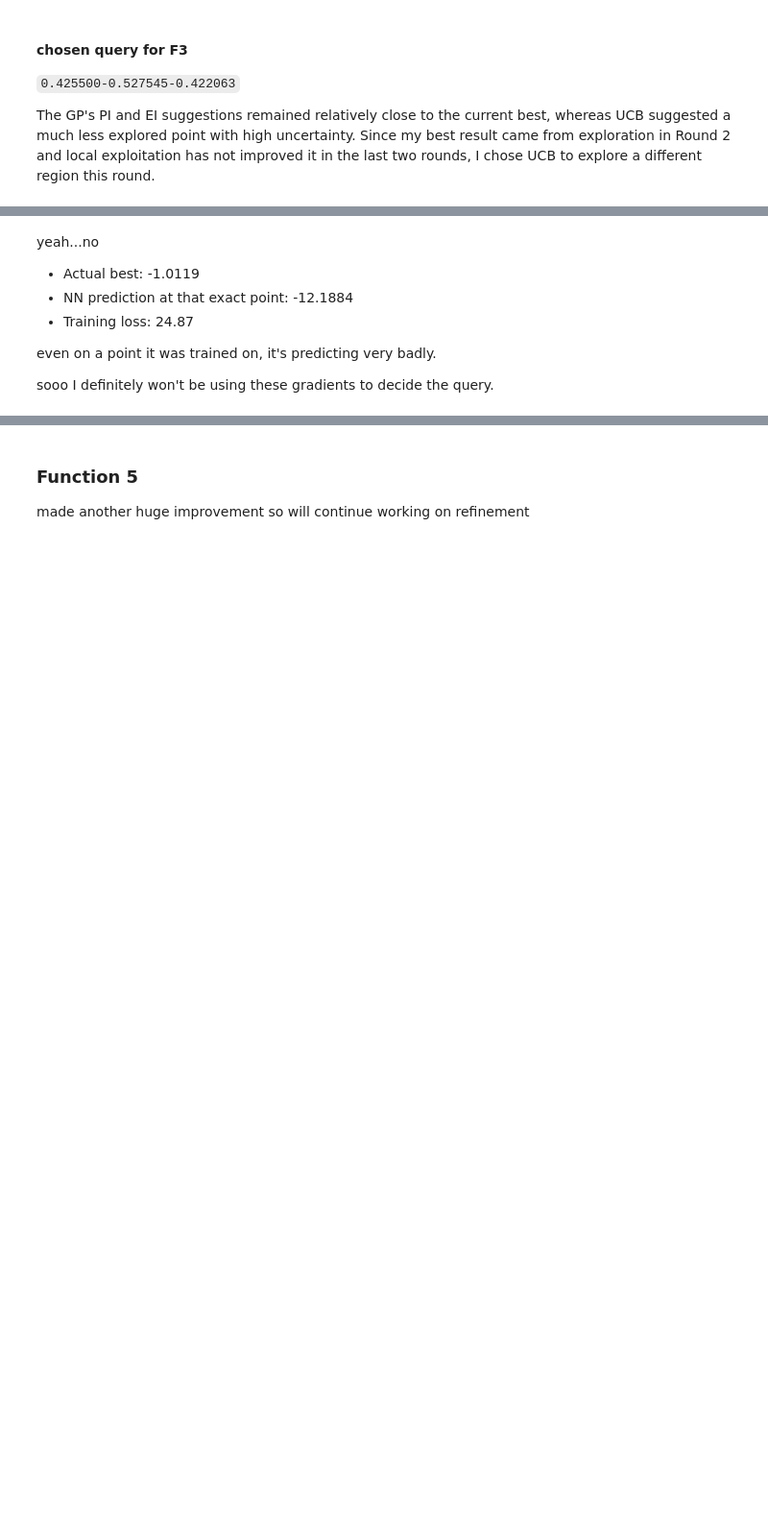
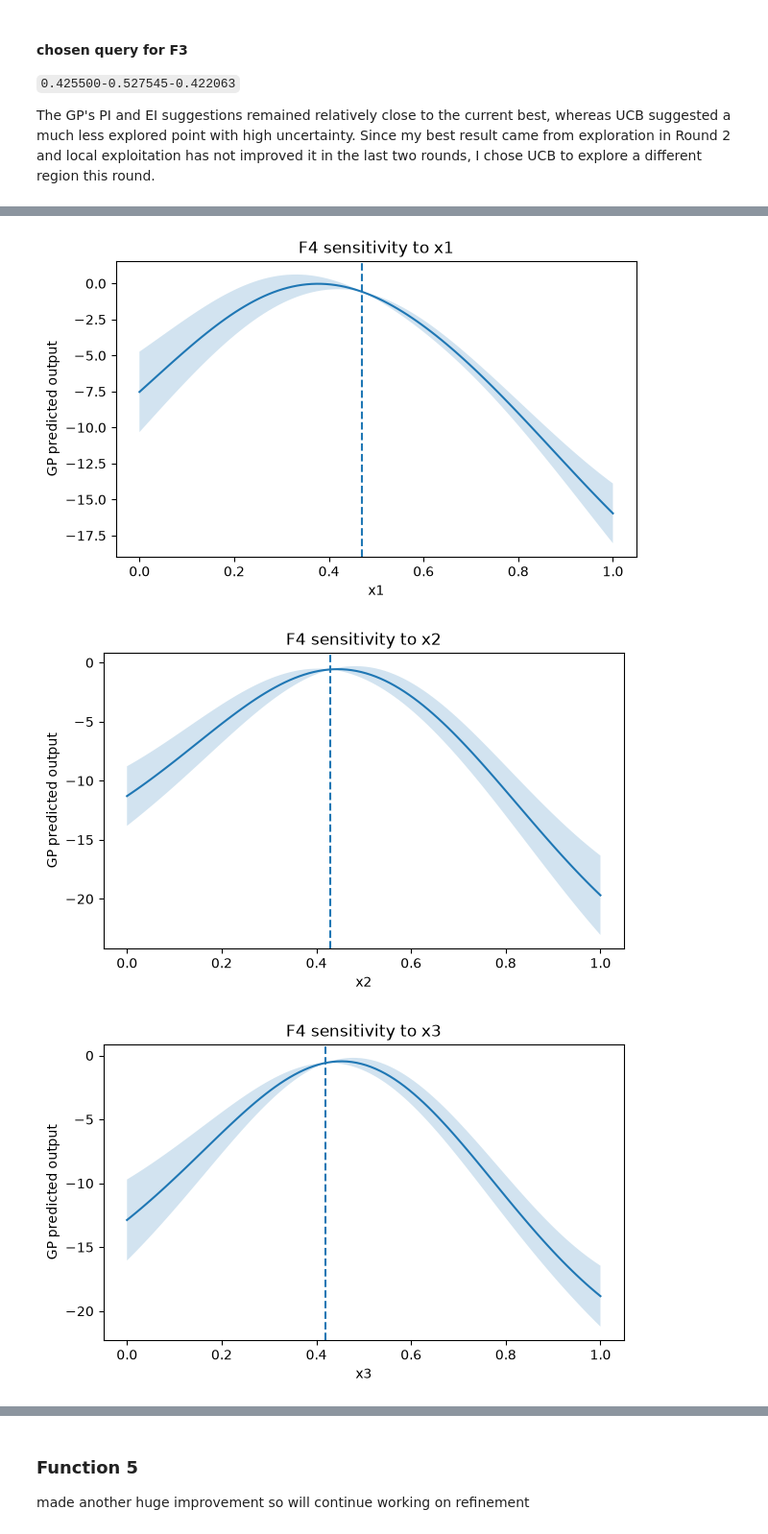
Before and after one commit to mkamar17/bbocapstone, a Jupyter notebook: project/stage-two/round_5/round_5_analysis.ipynb, the cells around one changed output, grey strips where cells are left out. Shown at 96% size. Drawn from its saved outputs; the diff is of its cells as text; code cells hidden in the pictures; blank space fills up the shorter version.

```diff
--- a/project/stage-two/round_5/round_5_analysis.ipynb
+++ b/project/stage-two/round_5/round_5_analysis.ipynb
@@ -299,6 +299,30 @@ def uncertainty_search(gp, candidates, ranges):
                 f"mean={mean[mask][idx]:.3f}",
                 f"std={std[mask][idx]:.3f}"
             )
+# %%
+def plot_input_sensitivity(gp, best_x, n_points=100):
+    values = np.linspace(0, 1, n_points)
+
+    for j in range(len(best_x)):
+        X_test = np.tile(best_x, (n_points, 1))
+        X_test[:, j] = values
+
+        mean, std = gp.predict(X_test, return_std=True)
+
+        plt.figure(figsize=(7, 4))
+        plt.plot(values, mean)
+        plt.fill_between(
+            values,
+            mean - std,
+            mean + std,
+            alpha=0.2
+        )
+
+        plt.axvline(best_x[j], linestyle="--")
+        plt.xlabel(f"x{j + 1}")
+        plt.ylabel("GP predicted output")
+        plt.title(f"F4 sensitivity to x{j + 1}")
+        plt.show()
 # %%
 def format_query(point):
     return "-".join(f"{v:.6f}" for v in point)
@@ -736,10 +874,11 @@ Training loss: 24.871775
-# %% [markdown]
-yeah...no
-
-- Actual best: -1.0119
-- NN prediction at that exact point: -12.1884
-- Training loss: 24.87
-
-even on a point it was trained on, it's predicting very badly.
-
-sooo I definitely won't be using these gradients to decide the query.
+# %%
+best_kernel_f4 = RationalQuadratic(length_scale=0.5)
+gp_f4 = fit_gp(4, best_kernel_f4)
+# %%
+best_x_f4 = np.array([0.47, 0.43, 0.42, 0.38])
+# %%
+plot_input_sensitivity(gp_f4, best_x_f4)
+# %% [output]
+[figure, added]
+[figure, added]
+[figure, added]
```
Also changed, not shown: parts of 47 cells of this notebook.
